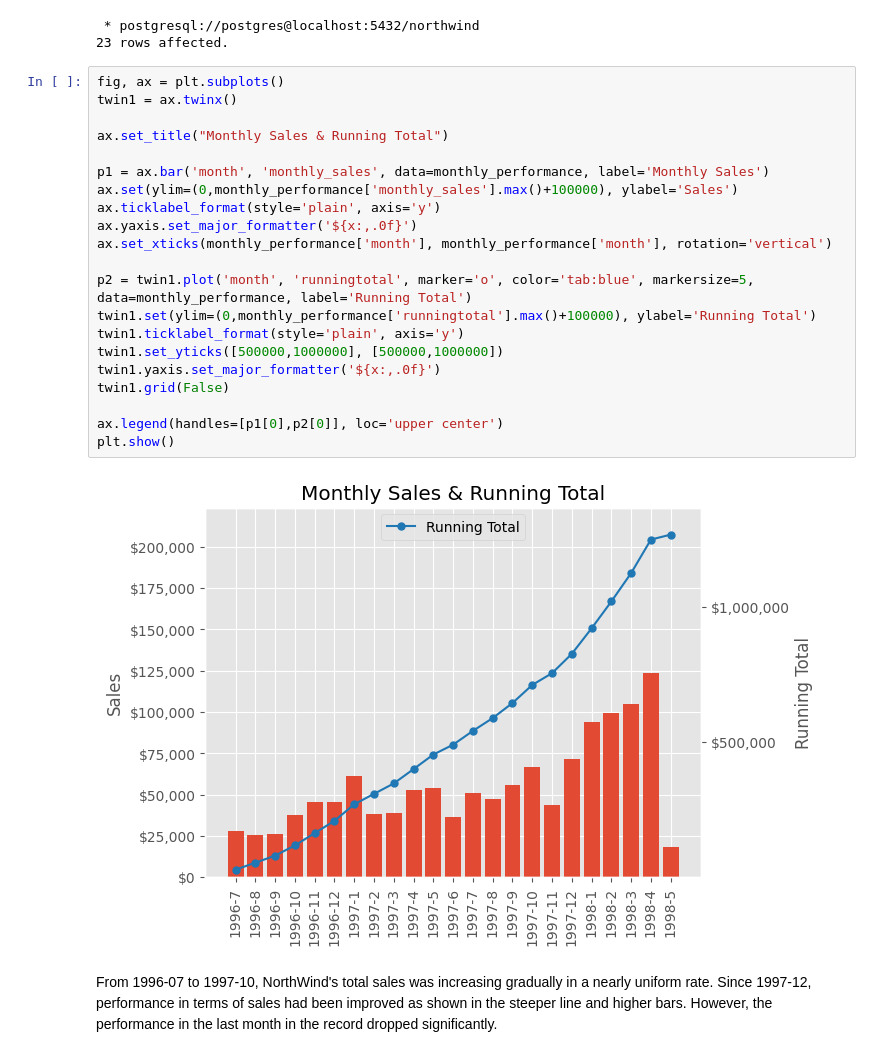
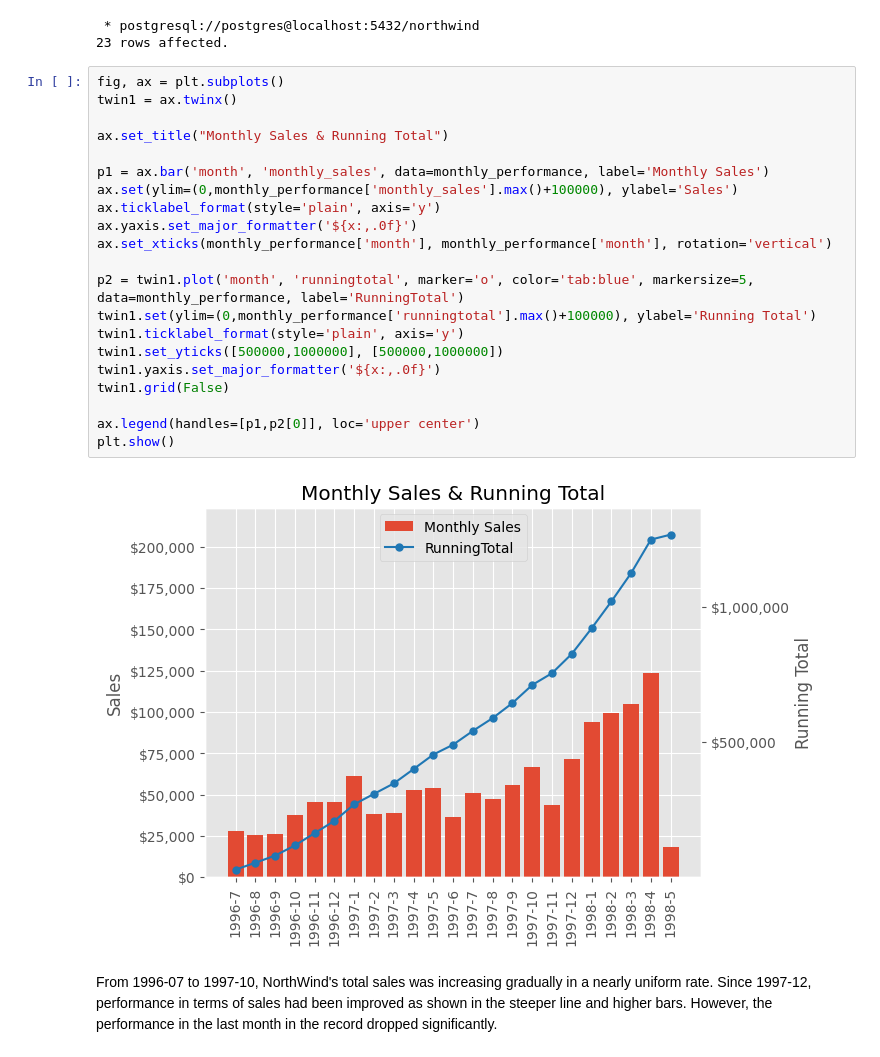
Before and after one commit to moscmh/NorthWind, a Jupyter notebook: northwind.ipynb, the cells around one changed output. Saved outputs shown, nothing was run; the diff lists cells and outputs as text.

```diff
--- a/northwind.ipynb
+++ b/northwind.ipynb
@@ -197,26 +201,26 @@ monthly_performance = pd.DataFrame(result)
 # %%
 fig, ax = plt.subplots()
 twin1 = ax.twinx()
 
 ax.set_title("Monthly Sales & Running Total")
 
 p1 = ax.bar('month', 'monthly_sales', data=monthly_performance, label='Monthly Sales')
 ax.set(ylim=(0,monthly_performance['monthly_sales'].max()+100000), ylabel='Sales')
 ax.ticklabel_format(style='plain', axis='y')
 ax.yaxis.set_major_formatter('${x:,.0f}')
 ax.set_xticks(monthly_performance['month'], monthly_performance['month'], rotation='vertical')
 
-p2 = twin1.plot('month', 'runningtotal', marker='o', color='tab:blue', markersize=5, data=monthly_performance, label='Running Total')
+p2 = twin1.plot('month', 'runningtotal', marker='o', color='tab:blue', markersize=5, data=monthly_performance, label='RunningTotal')
 twin1.set(ylim=(0,monthly_performance['runningtotal'].max()+100000), ylabel='Running Total')
 twin1.ticklabel_format(style='plain', axis='y')
 twin1.set_yticks([500000,1000000], [500000,1000000])
 twin1.yaxis.set_major_formatter('${x:,.0f}')
 twin1.grid(False)
 
-ax.legend(handles=[p1[0],p2[0]], loc='upper center')
+ax.legend(handles=[p1,p2[0]], loc='upper center')
 plt.show()
 # %% [output]
-[figure, old version]
+[figure, new version]
 # %% [markdown]
 From 1996-07 to 1997-10, NorthWind's total sales was increasing gradually in a nearly uniform rate. Since 1997-12, performance in terms of sales had been improved as shown in the steeper line and higher bars. However, the performance in the last month in the record dropped significantly.
 # %% [markdown]
```
Also changed, not shown: parts of 13 cells of this notebook.
